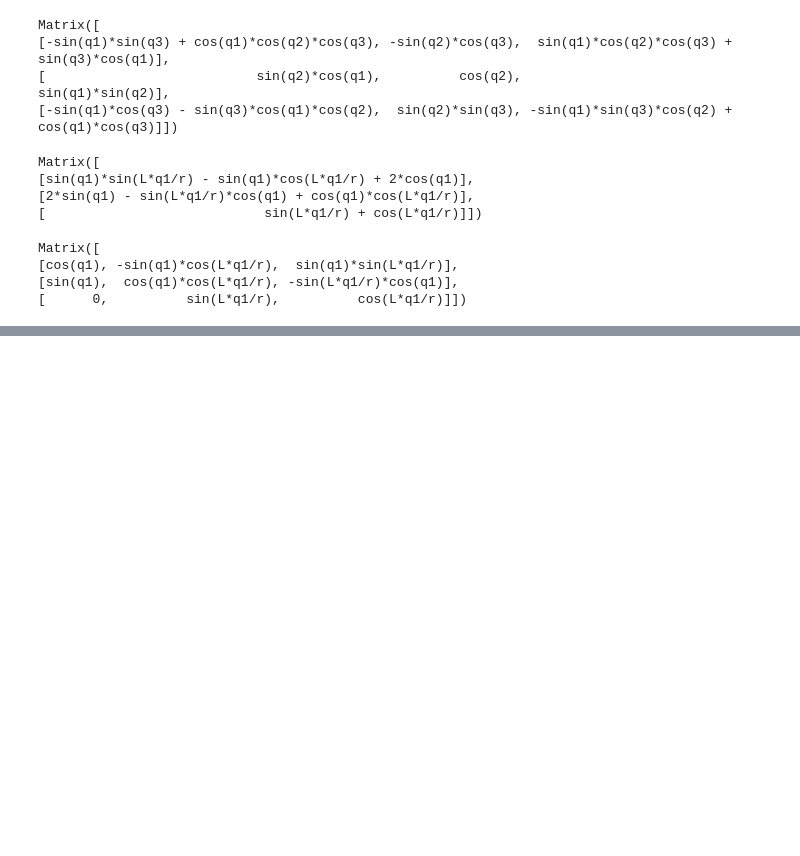
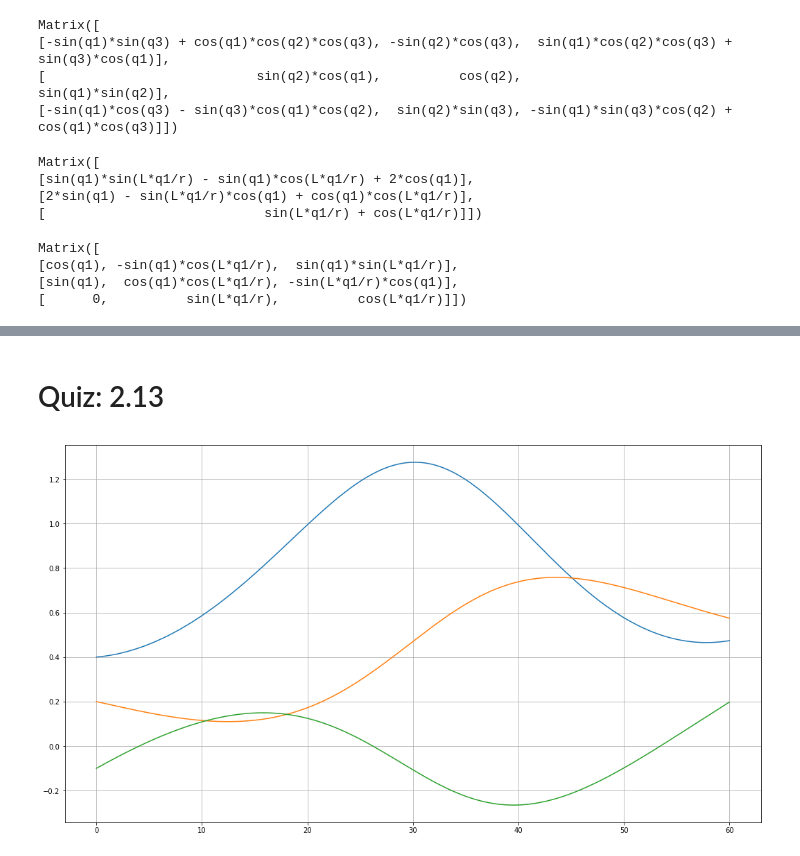
Before and after one commit to JafarAbdi/spacecraft_course, a Jupyter notebook: QuaternionAndDCM.ipynb, the cells around one changed output, grey strips where cells are left out. Drawn from its saved outputs; the diff is of its cells as text; code cells hidden in the pictures; blank space fills up the shorter version.

```diff
--- a/QuaternionAndDCM.ipynb
+++ b/QuaternionAndDCM.ipynb
@@ -180,0 +234,21 @@ Matrix([
+# %% [markdown]
+# Quiz: 2.13
+# %%
+# 10 = 0.5 * 20
+def rot(y, t):
+    q1, q2, q3 = y
+    dydt =  [np.deg2rad(3/2) * (   (1 + q1**2) * np.sin(0.1 * t) + (q1 * q2 - q3) * 0.01  + (q1 * q3 + q2) * np.cos(0.1 * t)),
+             np.deg2rad(3/2) * ((q2 * q1 + q3) * np.sin(0.1 * t) +    (1 + q2**2) * 0.01  + (q2 * q3 - q1) * np.cos(0.1 * t)),
+             np.deg2rad(3/2) * ((q3 * q1 - q2) * np.sin(0.1 * t) + (q3 * q2 + q1) * 0.01  +    (1 + q3**2) * np.cos(0.1 * t))]
+    return dydt
+# %%
+y0 = [0.4, 0.2, -0.1]
+# %%
+t = np.linspace(0, 60, 300)
+# %%
+sol = odeint(rot, y0, t)
+# %%
+plt.plot(t, sol[:,0], t, sol[:,1], t, sol[:,2])
+plt.grid(true)
+# %% [output]
+[figure, added]
```
Also changed, not shown: parts of 20 cells of this notebook.
